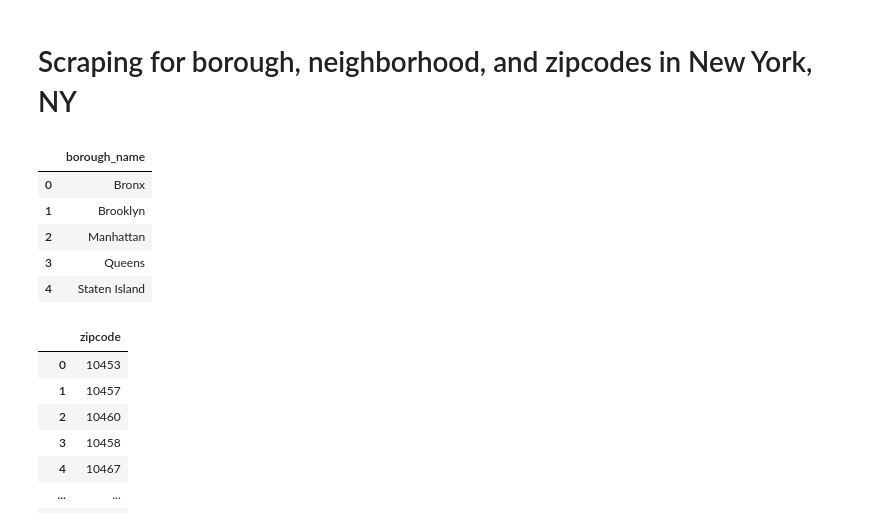
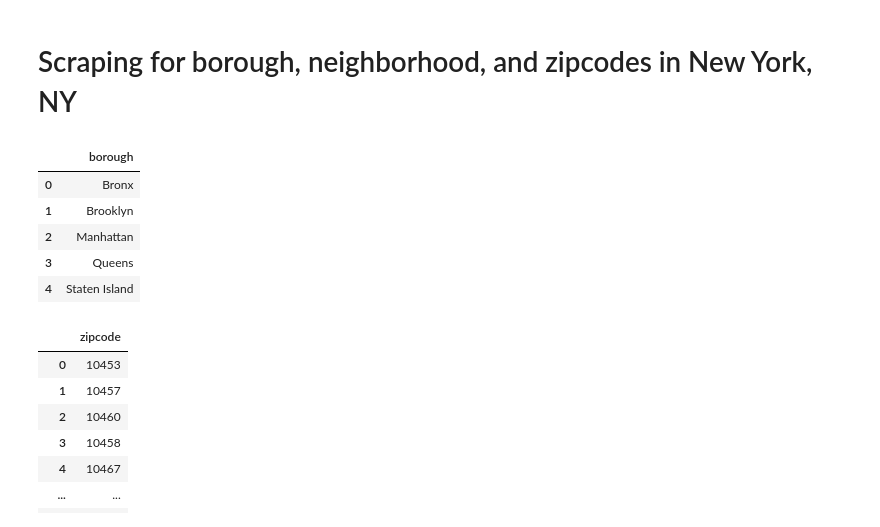
Before and after one commit to reccleston/etl-project, a Jupyter notebook: ryan/borough_subway_table_acquire.ipynb, the cells around one changed output. Saved outputs shown, nothing was run; the diff lists cells and outputs as text; code cells hidden in the pictures.

```diff
--- a/ryan/borough_subway_table_acquire.ipynb
+++ b/ryan/borough_subway_table_acquire.ipynb
@@ -24,10 +24,10 @@ zipcodes = [z.text.split(',') for z in soup.find_all('td', headers='header3')]
 # unique zipcodes (1d)
 zipcodes_1d = [z.strip(' ') for zip_list in zipcodes for z in zip_list]
 # %%
-borough_df = pd.DataFrame(boroughs, columns=['borough_name'])
+borough_df = pd.DataFrame(boroughs, columns=['borough'])
 borough_df
 # %% [output]
-|  | borough_name |
+|  | borough |
 | 0 | Bronx |
 | 1 | Brooklyn |
 | 2 | Manhattan |
```
Also changed, not shown: parts of 3 cells of this notebook, 1 other file.
